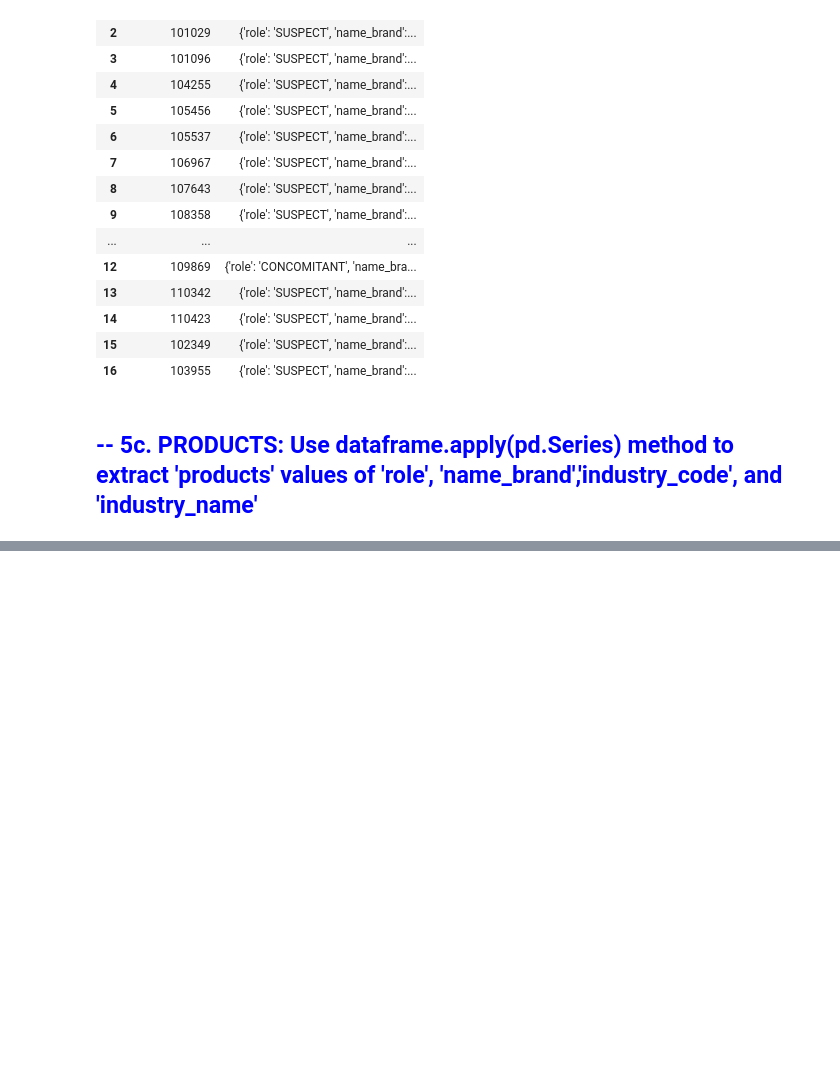
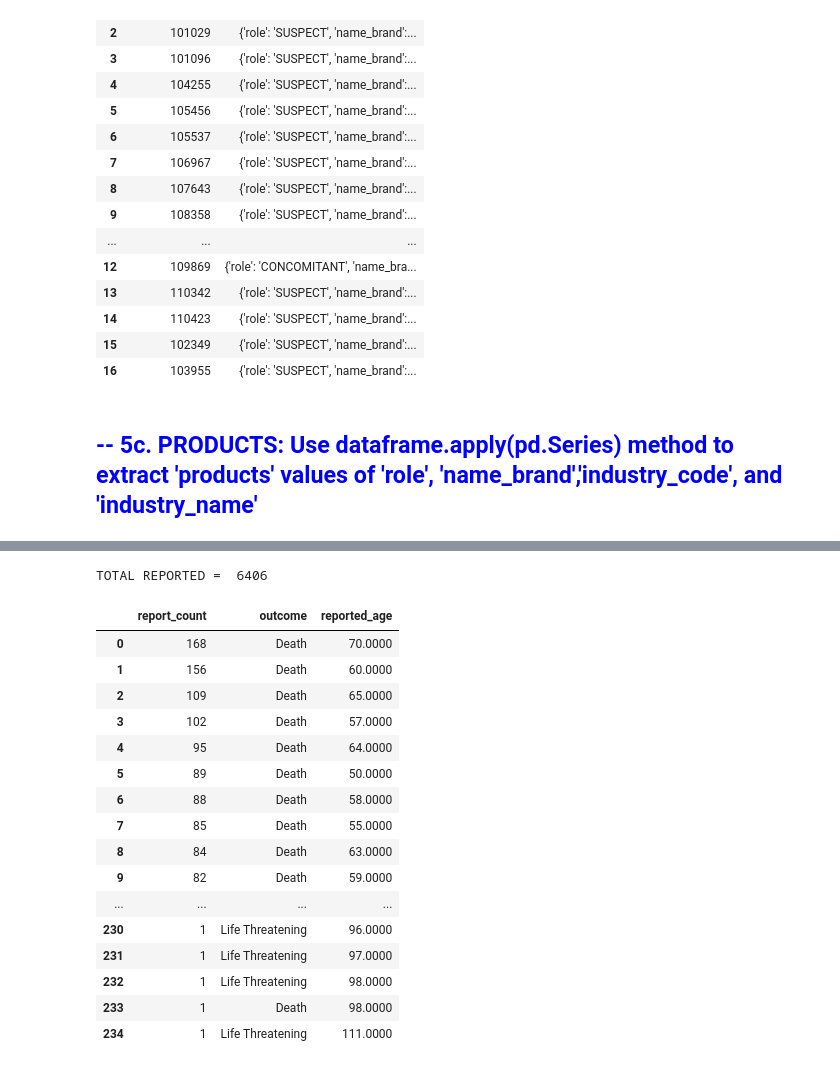
Before and after one commit to rooplaxmidesai/FDA_food, a Jupyter notebook: Code Review.ipynb, the cells around one changed output, grey strips where cells are left out. Drawn from its saved outputs; the diff is of its cells as text; code cells hidden in the pictures; blank space fills up the shorter version.

```diff
--- a/Code Review.ipynb
+++ b/Code Review.ipynb
@@ -717,0 +918,25 @@ conn.commit()
+# %%
+age_outcome_death_life_threatening = pd.read_csv (r'../FDA_Proj_2/SQL/Output/Age_Outcome_Death_Life_Threatening.csv')
+age_outcome_death_life_threatening = pd.DataFrame(age_outcome_death_life_threatening)
+
+print('TOTAL REPORTED = ',sum(age_outcome_death_life_threatening['report_count']))
+age_outcome_death_life_threatening
+# %% [output]
+TOTAL REPORTED =  6406
+|  | report_count | outcome | reported_age |
+| 0 | 168 | Death | 70.0000 |
+| 1 | 156 | Death | 60.0000 |
+| 2 | 109 | Death | 65.0000 |
+| 3 | 102 | Death | 57.0000 |
+| 4 | 95 | Death | 64.0000 |
+| 5 | 89 | Death | 50.0000 |
+| 6 | 88 | Death | 58.0000 |
+| 7 | 85 | Death | 55.0000 |
+| 8 | 84 | Death | 63.0000 |
+| 9 | 82 | Death | 59.0000 |
+| ... | ... | ... | ... |
+| 230 | 1 | Life Threatening | 96.0000 |
+| 231 | 1 | Life Threatening | 97.0000 |
+| 232 | 1 | Life Threatening | 98.0000 |
+| 233 | 1 | Death | 98.0000 |
+| 234 | 1 | Life Threatening | 111.0000 |
```
Also changed, not shown: parts of 111 cells of this notebook.
